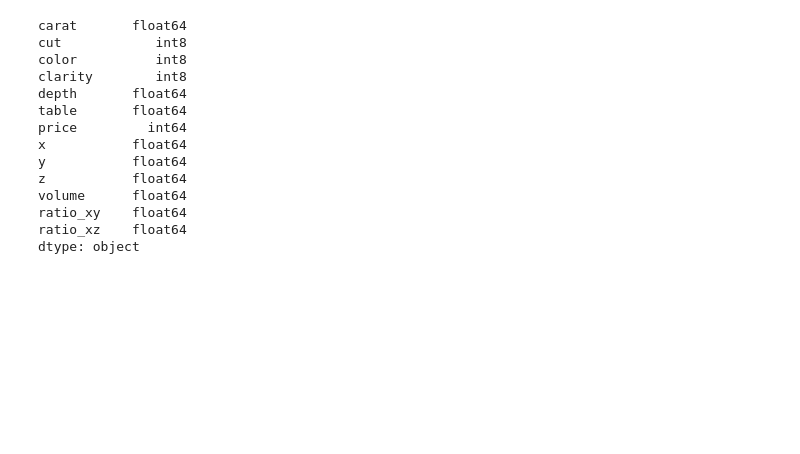
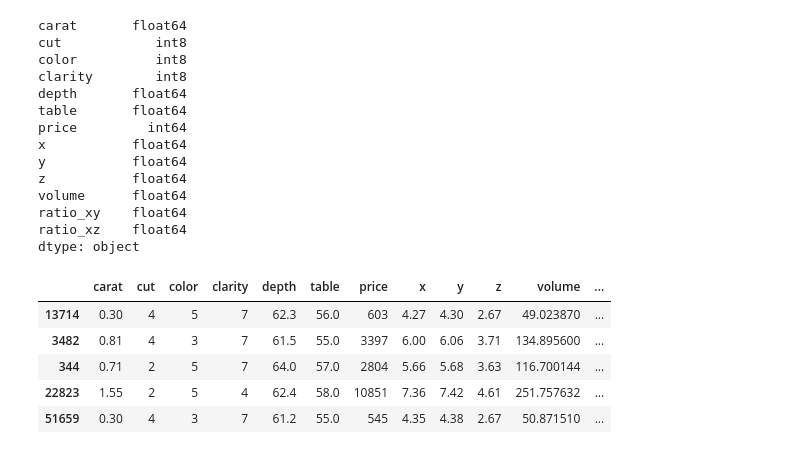
Before and after one commit to wanermiranda/LinearRegression, a Jupyter notebook: notebooks/Dataset Preparation.ipynb, the cells around one changed output. Cells and saved outputs as stored; diff of their text form; code cells hidden in the pictures; blank space fills up the shorter version.

```diff
--- a/notebooks/Dataset Preparation.ipynb
+++ b/notebooks/Dataset Preparation.ipynb
@@ -177,2 +149,3 @@ df_diamonds.price.hist()
 # %%
 df_diamonds.price.describe()
+df_diamonds = df_diamonds.fillna(df_diamonds.mean())
@@ -189,4 +152,3 @@ Name: price, dtype: float64
 # %%
-train, test_reserved = model_selection.train_test_split(df_diamonds, test_size=0.2, random_state=42)
-test_reserved.to_pickle("%s/test.pkl"%(base_dir))
-train.to_pickle("%s/train.pkl"%(base_dir))
+train, test_reserved = model_selection.train_test_split(df_diamonds, test_size=0.15, random_state=42)
+print(train.shape, test_reserved.shape)
@@ -192,0 +159,7 @@ train.to_pickle("%s/train.pkl"%(base_dir))
+# %%
+import sys
+sys.path.append('../')
+from diamonds import experiments
+train = experiments.remove_zeros(train)
+test_reserved = experiments.remove_zeros(test_reserved)
+print(train.shape, test_reserved.shape)
@@ -209,3 +186,12 @@ volume      float64
 ratio_xy    float64
 ratio_xz    float64
 dtype: object
+# %%
+train.head()
+# %% [output]
+|  | carat | cut | color | clarity | depth | table | price | x | y | z | volume | ... |
+| 13714 | 0.30 | 4 | 5 | 7 | 62.3 | 56.0 | 603 | 4.27 | 4.30 | 2.67 | 49.023870 | ... |
+| 3482 | 0.81 | 4 | 3 | 7 | 61.5 | 55.0 | 3397 | 6.00 | 6.06 | 3.71 | 134.895600 | ... |
+| 344 | 0.71 | 2 | 5 | 7 | 64.0 | 57.0 | 2804 | 5.66 | 5.68 | 3.63 | 116.700144 | ... |
+| 22823 | 1.55 | 2 | 5 | 4 | 62.4 | 58.0 | 10851 | 7.36 | 7.42 | 4.61 | 251.757632 | ... |
+| 51659 | 0.30 | 4 | 3 | 7 | 61.2 | 55.0 | 545 | 4.35 | 4.38 | 2.67 | 50.871510 | ... |
```
Also changed, not shown: parts of 13 cells of this notebook, 5 other files.
